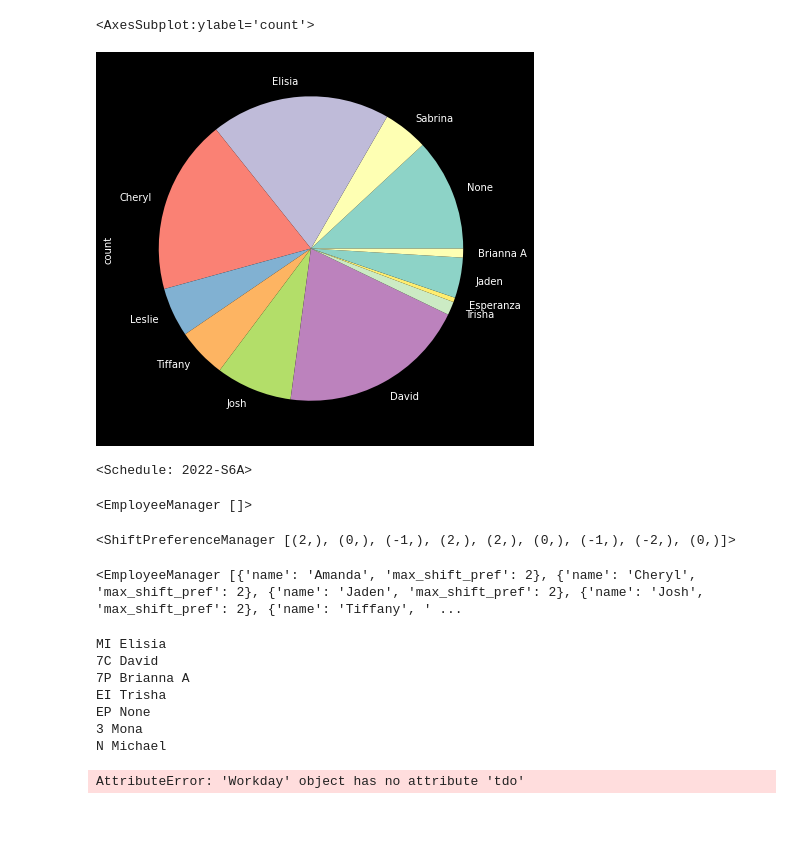
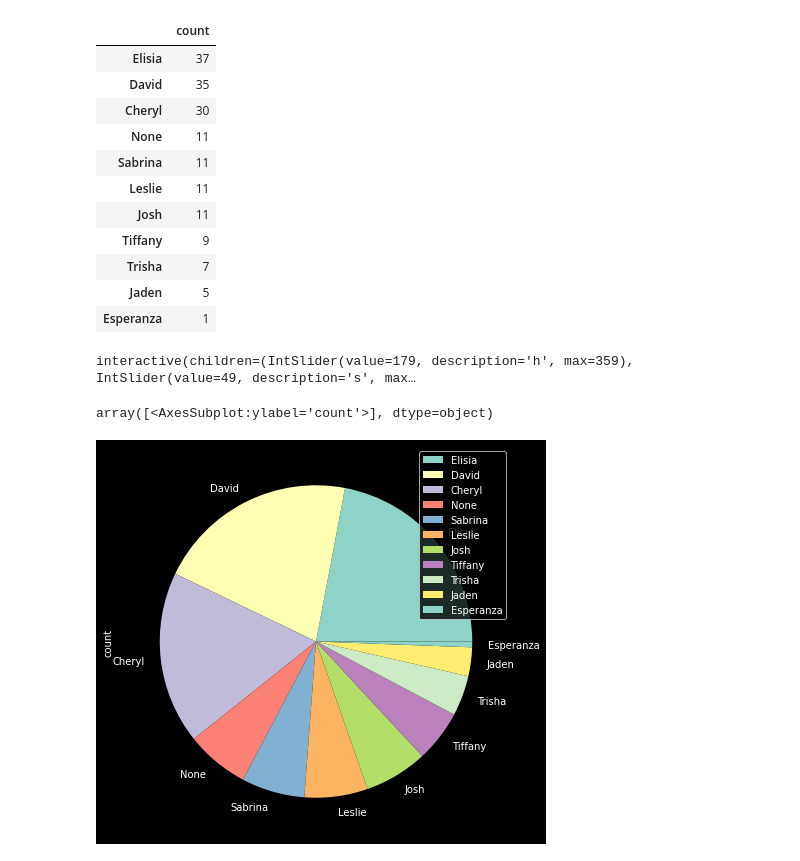
Before and after one commit to jts-bio/techn-i-cal, a Jupyter notebook: tests.ipynb, the cells around one changed output. Saved outputs shown, nothing was run; the diff lists cells and outputs as text; code cells hidden in the pictures; blank space fills up the shorter version.

```diff
--- a/tests.ipynb
+++ b/tests.ipynb
@@ -31,53 +35,23 @@ print (
 # %%
-df = pd.DataFrame.from_dict(mi_tallies, orient='index', columns=['count'])
-df.plot(kind='pie', y='count', figsize=(7, 7), legend=False)
+df = pd.DataFrame.from_dict(sortDict(mi_tallies,reverse=True), orient='index', columns=['count'])
+df
 # %% [output]
-<AxesSubplot:ylabel='count'>
-[figure, removed]
+|  | count |
+| Elisia | 37 |
+| David | 35 |
+| Cheryl | 30 |
+| None | 11 |
+| Sabrina | 11 |
+| Leslie | 11 |
+| Josh | 11 |
+| Tiffany | 9 |
+| Trisha | 7 |
+| Jaden | 5 |
+| Esperanza | 1 |
-# %%
-from pprint import pprint
-jts = Employee.objects.get(name='Josh')
-sch = Schedule.objects.last()
-
-sch
-# %% [output]
-<Schedule: 2022-S6A>
-# %%
-wd = sch.workdays.all()[5]
-day0free = wd.free_today()
-day1free = wd.nextWD().free_today()
-day0free.intersection(day1free)
-# %% [output]
-<EmployeeManager []>
-# %%
-wd.slots.all()
-
-def giveEmployeeMostPrefdSlotOnDay (wd,empl):
-    slots = wd.slots.empty()
-    print ()
-
-giveEmployeeMostPrefdSlotOnDay(wd, jts)
-# %% [output]
-<ShiftPreferenceManager [(2,), (0,), (-1,), (2,), (2,), (0,), (-1,), (-2,), (0,)]>
-# %%
-empls = Employee.objects.annotate(max_shift_pref=Max(Subquery(ShiftPreference.objects.filter(employee=OuterRef('pk')).values('score')))).values(
-    'name','max_shift_pref'
-).order_by('-max_shift_pref')
-empls
-# %% [output]
-<EmployeeManager [{'name': 'Amanda', 'max_shift_pref': 2}, {'name': 'Cheryl', 'max_shift_pref': 2}, {'name': 'Jaden', 'max_shift_pref': 2}, {'name': 'Josh', 'max_shift_pref': 2}, {'name': 'Tiffany', ' ...
-# %%
-ep = Shift.objects.get(name="EP")
-ep_sps = ep.shift_prefs.all().order_by('-score').values('employee__name','score')
-slot = Slot.objects.filter(shift=ep,employee=None)[15]
-slot.workday.printSchedule
-slot.workday.tdo()
-# %% [output]
-MI Elisia
-7C David
-7P Brianna A
-EI Trisha
-EP None
-3 Mona
-N Michael
-AttributeError: 'Workday' object has no attribute 'tdo'
+# %%
+sns.set_theme()
+df.plot(kind='pie',subplots=True,figsize=(7,10))
+# %% [output]
+interactive(children=(IntSlider(value=179, description='h', max=359), IntSlider(value=49, description='s', max…
+array([<AxesSubplot:ylabel='count'>], dtype=object)
+[figure, added]
```
Also changed, not shown: parts of 2 cells of this notebook, 16 other files.
